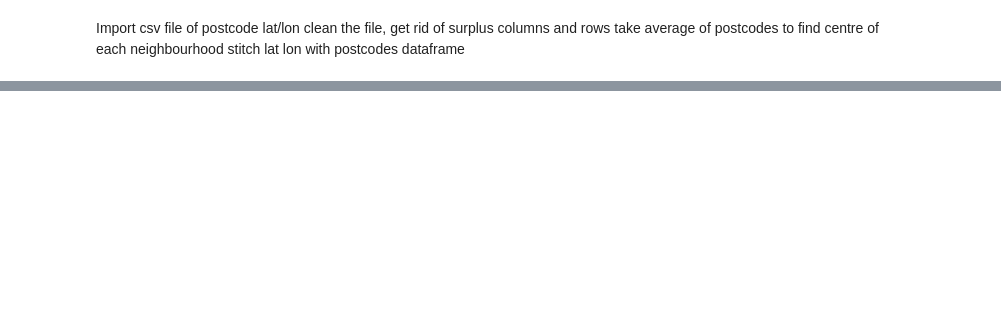
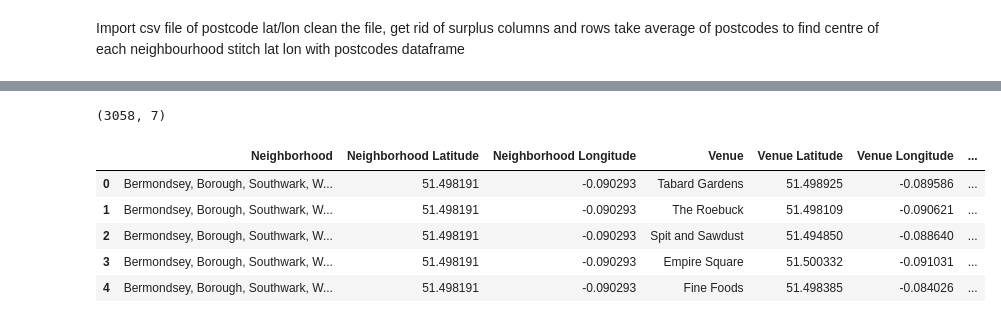
Before and after one commit to NickyRichards123/Coursera_Capstone, a Jupyter notebook: Coursera Capstone Project.ipynb, the cells around one changed output, grey strips where cells are left out. Saved outputs shown, nothing was run; the diff lists cells and outputs as text; code cells hidden in the pictures; blank space fills up the shorter version.

```diff
--- a/Coursera Capstone Project.ipynb
+++ b/Coursera Capstone Project.ipynb
@@ -65,0 +205,8 @@ stitch lat lon with postcodes dataframe
+# %%
+address = 'South Norwood, UK'
+
+geolocator = Nominatim(user_agent="tor_explorer")
+location = geolocator.geocode(address)
+latitude = location.latitude
+longitude = location.longitude
+print('The geograpical coordinate of South Norwood are {}, {}.'.format(latitude, longitude))
@@ -65,0 +215,19 @@ stitch lat lon with postcodes dataframe
+# %%
+# create map of TOronto using latitude and longitude values
+map_SLondon = folium.Map(location=[latitude, longitude], zoom_start=12)
+
+# add markers to map
+for lat, lng, pcd, neighborhood in zip(Londondata['latitude'], Londondata['longitude'], Londondata['PostcodeArea'], Londondata['Neighbourhoods']):
+    label = '{}, {}'.format(neighborhood, pcd)
+    label = folium.Popup(label, parse_html=True)
+    folium.CircleMarker(
+        [lat, lng],
+        radius=5,
+        popup=label,
+        color='blue',
+        fill=True,
+        fill_color='#3186cc',
+        fill_opacity=0.7,
+        parse_html=False).add_to(map_SLondon)
+
+map_SLondon
@@ -65,0 +236,9 @@ stitch lat lon with postcodes dataframe
+# %%
+CLIENT_ID = 'NFJ23WYXHZIJYO0AWKR3MVAO1NCCAMFSFQ2GZE3UWY1W0I3D' # your Foursquare ID
+CLIENT_SECRET = 'SRZMYEIGS2YNJKL5O1PKFX44E2ZQIISRR2ZEORU3ON4AWZ1J' # your Foursquare Secret
+VERSION = '20180605' # Foursquare API version
+LIMIT = 100 # A default Foursquare API limit value
+
+print('Your credentails:')
+print('CLIENT_ID: ' + CLIENT_ID)
+print('CLIENT_SECRET:' + CLIENT_SECRET)
@@ -65,0 +289,4 @@ stitch lat lon with postcodes dataframe
+# %%
+SLondonvenues=getNearbyVenues(names=Londondata['Neighbourhoods'],
+                                 latitudes=Londondata['latitude'],
+                                 longitudes=Londondata['longitude'])
@@ -65,0 +311,11 @@ stitch lat lon with postcodes dataframe
+# %%
+print(SLondonvenues.shape)
+SLondonvenues.head()
+# %% [output]
+(3058, 7)
+|  | Neighborhood | Neighborhood Latitude | Neighborhood Longitude | Venue | Venue Latitude | Venue Longitude | ... |
+| 0 | Bermondsey, Borough, Southwark, W... | 51.498191 | -0.090293 | Tabard Gardens | 51.498925 | -0.089586 | ... |
+| 1 | Bermondsey, Borough, Southwark, W... | 51.498191 | -0.090293 | The Roebuck | 51.498109 | -0.090621 | ... |
+| 2 | Bermondsey, Borough, Southwark, W... | 51.498191 | -0.090293 | Spit and Sawdust | 51.494850 | -0.088640 | ... |
+| 3 | Bermondsey, Borough, Southwark, W... | 51.498191 | -0.090293 | Empire Square | 51.500332 | -0.091031 | ... |
+| 4 | Bermondsey, Borough, Southwark, W... | 51.498191 | -0.090293 | Fine Foods | 51.498385 | -0.084026 | ... |
```
Also changed, not shown: parts of 37 cells of this notebook.
